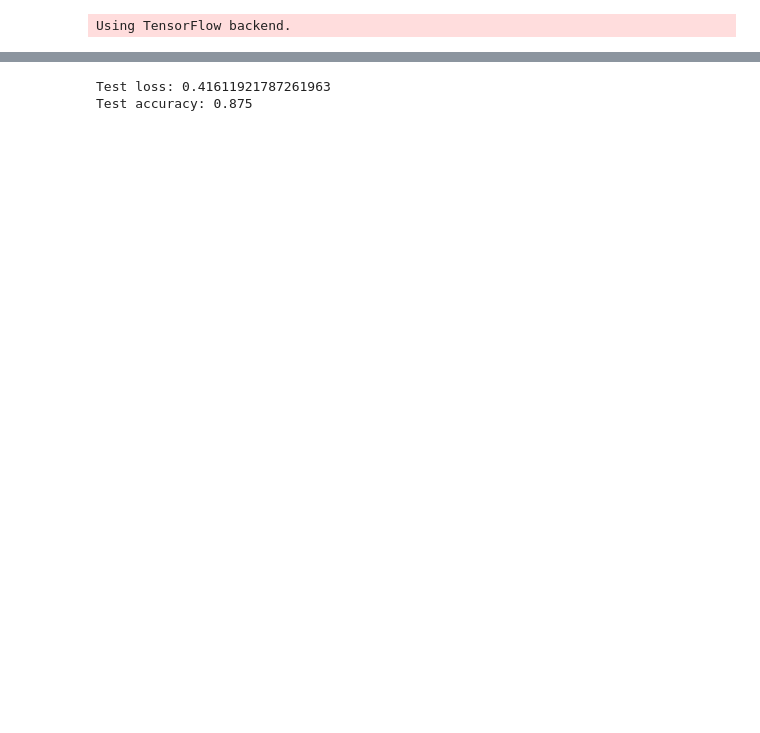
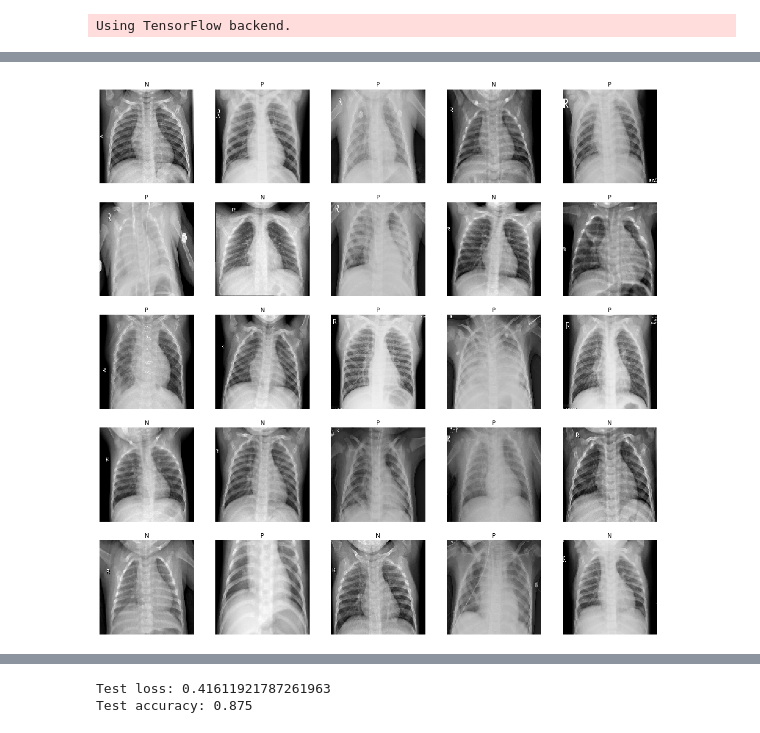
Before and after one commit to asbird/chest-xrat-pneumonia, a Jupyter notebook: Untitled.ipynb, the cells around one changed output, grey strips where cells are left out. Saved outputs shown, nothing was run; the diff lists cells and outputs as text; code cells hidden in the pictures; blank space fills up the shorter version.

```diff
--- a/Untitled.ipynb
+++ b/Untitled.ipynb
@@ -62,0 +127,21 @@ Found 16 images belonging to 2 classes.
+# %%
+from keras.utils.data_utils import Sequence
+from imblearn.over_sampling import RandomOverSampler
+from imblearn.keras import balanced_batch_generator
+
+class BalancedDataGenerator(Sequence):
+    """ImageDataGenerator + RandomOversampling"""
+    def __init__(self, x, y, datagen, batch_size=32):
+        self.datagen = datagen
+        self.batch_size = batch_size
+        self._shape = x.shape
+        datagen.fit(x)
+        self.gen, self.steps_per_epoch = balanced_batch_generator(x.reshape(x.shape[0], -1), y, sampler=RandomOverSampler(), batch_size=self.batch_size, keep_sparse=True)
+
+    def __len__(self):
+        return self._shape[0] // self.batch_size
+
+    def __getitem__(self, idx):
+        x_batch, y_batch = self.gen.__next__()
+        x_batch = x_batch.reshape(-1, *self._shape[1:])
+        return self.datagen.flow(x_batch, y_batch, batch_size=self.batch_size).next()
@@ -62,0 +181,6 @@ Found 16 images belonging to 2 classes.
+# %%
+CLASS_NAMES = ['normal', 'pneumonia']
+image_batch, label_batch = balanced_gen.gen.__next__()
+show_batch(image_batch.reshape((32,128,128)), label_batch)
+# %% [output]
+[figure, added]
```
Also changed, not shown: parts of 21 cells of this notebook, 2 other files.
